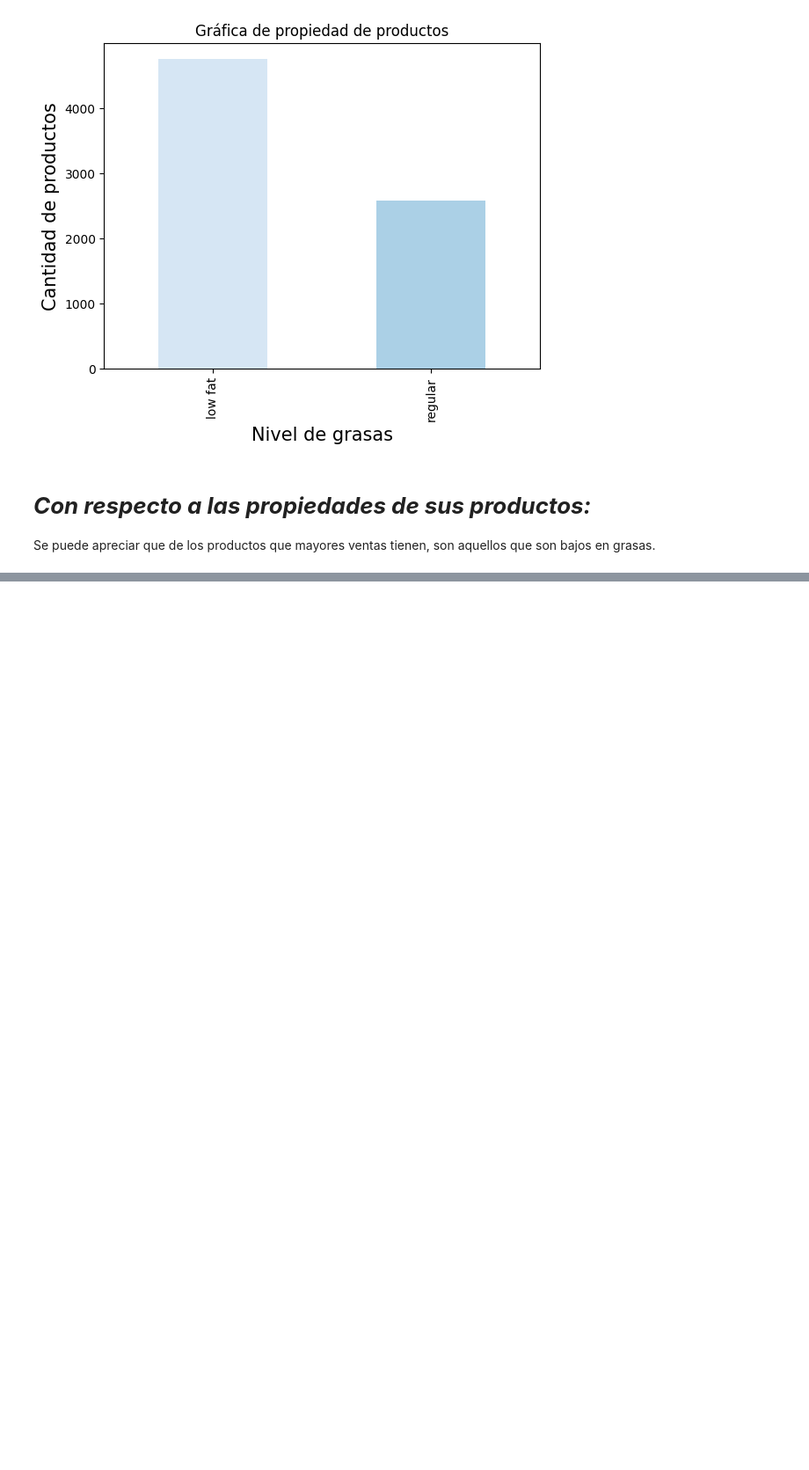
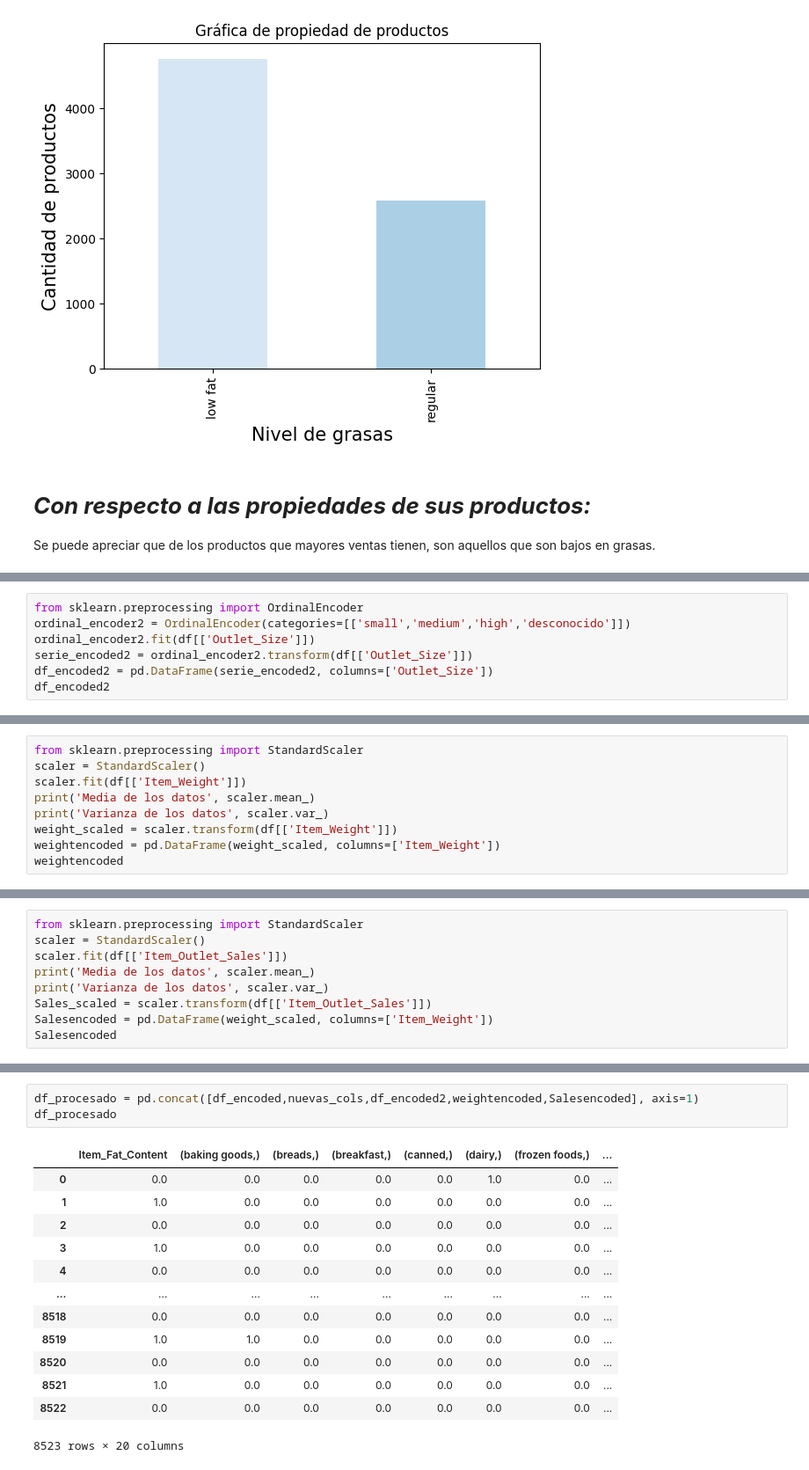
Before and after one commit to Waldir0607/predicciones-ventas-comida, a Jupyter notebook: Prediccion_ventas.ipynb, the cells around one changed output, grey strips where cells are left out. Shown at 88% size. Drawn from its saved outputs; the diff is of its cells as text; blank space fills up the shorter version.

```diff
--- a/Prediccion_ventas.ipynb
+++ b/Prediccion_ventas.ipynb
@@ -432,0 +528,7 @@ Se puede apreciar que de los productos que mayores ventas tienen, son aquellos q
+# %%
+from sklearn.preprocessing import OrdinalEncoder
+ordinal_encoder2 = OrdinalEncoder(categories=[['small','medium','high','desconocido']])
+ordinal_encoder2.fit(df[['Outlet_Size']])
+serie_encoded2 = ordinal_encoder2.transform(df[['Outlet_Size']])
+df_encoded2 = pd.DataFrame(serie_encoded2, columns=['Outlet_Size'])
+df_encoded2
@@ -432,0 +565,9 @@ Se puede apreciar que de los productos que mayores ventas tienen, son aquellos q
+# %%
+from sklearn.preprocessing import StandardScaler
+scaler = StandardScaler()
+scaler.fit(df[['Item_Weight']])
+print('Media de los datos', scaler.mean_)
+print('Varianza de los datos', scaler.var_)
+weight_scaled = scaler.transform(df[['Item_Weight']])
+weightencoded = pd.DataFrame(weight_scaled, columns=['Item_Weight'])
+weightencoded
@@ -432,0 +606,9 @@ Se puede apreciar que de los productos que mayores ventas tienen, son aquellos q
+# %%
+from sklearn.preprocessing import StandardScaler
+scaler = StandardScaler()
+scaler.fit(df[['Item_Outlet_Sales']])
+print('Media de los datos', scaler.mean_)
+print('Varianza de los datos', scaler.var_)
+Sales_scaled = scaler.transform(df[['Item_Outlet_Sales']])
+Salesencoded = pd.DataFrame(weight_scaled, columns=['Item_Weight'])
+Salesencoded
@@ -432,0 +631,17 @@ Se puede apreciar que de los productos que mayores ventas tienen, son aquellos q
+# %%
+df_procesado = pd.concat([df_encoded,nuevas_cols,df_encoded2,weightencoded,Salesencoded], axis=1)
+df_procesado
+# %% [output]
+|  | Item_Fat_Content | (baking goods,) | (breads,) | (breakfast,) | (canned,) | (dairy,) | (frozen foods,) | ... |
+| 0 | 0.0 | 0.0 | 0.0 | 0.0 | 0.0 | 1.0 | 0.0 | ... |
+| 1 | 1.0 | 0.0 | 0.0 | 0.0 | 0.0 | 0.0 | 0.0 | ... |
+| 2 | 0.0 | 0.0 | 0.0 | 0.0 | 0.0 | 0.0 | 0.0 | ... |
+| 3 | 1.0 | 0.0 | 0.0 | 0.0 | 0.0 | 0.0 | 0.0 | ... |
+| 4 | 0.0 | 0.0 | 0.0 | 0.0 | 0.0 | 0.0 | 0.0 | ... |
+| ... | ... | ... | ... | ... | ... | ... | ... | ... |
+| 8518 | 0.0 | 0.0 | 0.0 | 0.0 | 0.0 | 0.0 | 0.0 | ... |
+| 8519 | 1.0 | 1.0 | 0.0 | 0.0 | 0.0 | 0.0 | 0.0 | ... |
+| 8520 | 0.0 | 0.0 | 0.0 | 0.0 | 0.0 | 0.0 | 0.0 | ... |
+| 8521 | 1.0 | 0.0 | 0.0 | 0.0 | 0.0 | 0.0 | 0.0 | ... |
+| 8522 | 0.0 | 0.0 | 0.0 | 0.0 | 0.0 | 0.0 | 0.0 | ... |
+8523 rows × 20 columns
```
Also changed, not shown: parts of 29 cells of this notebook.
